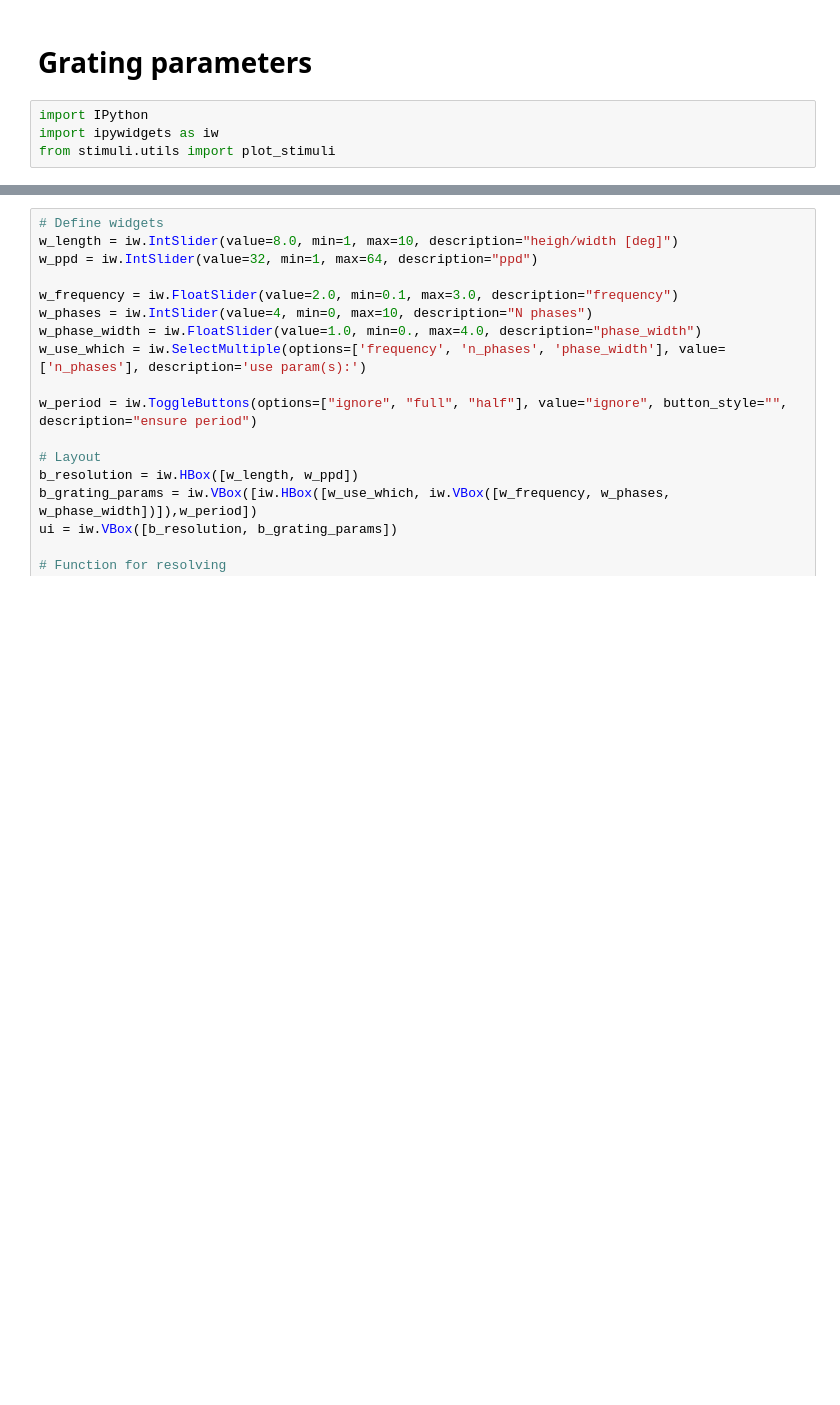
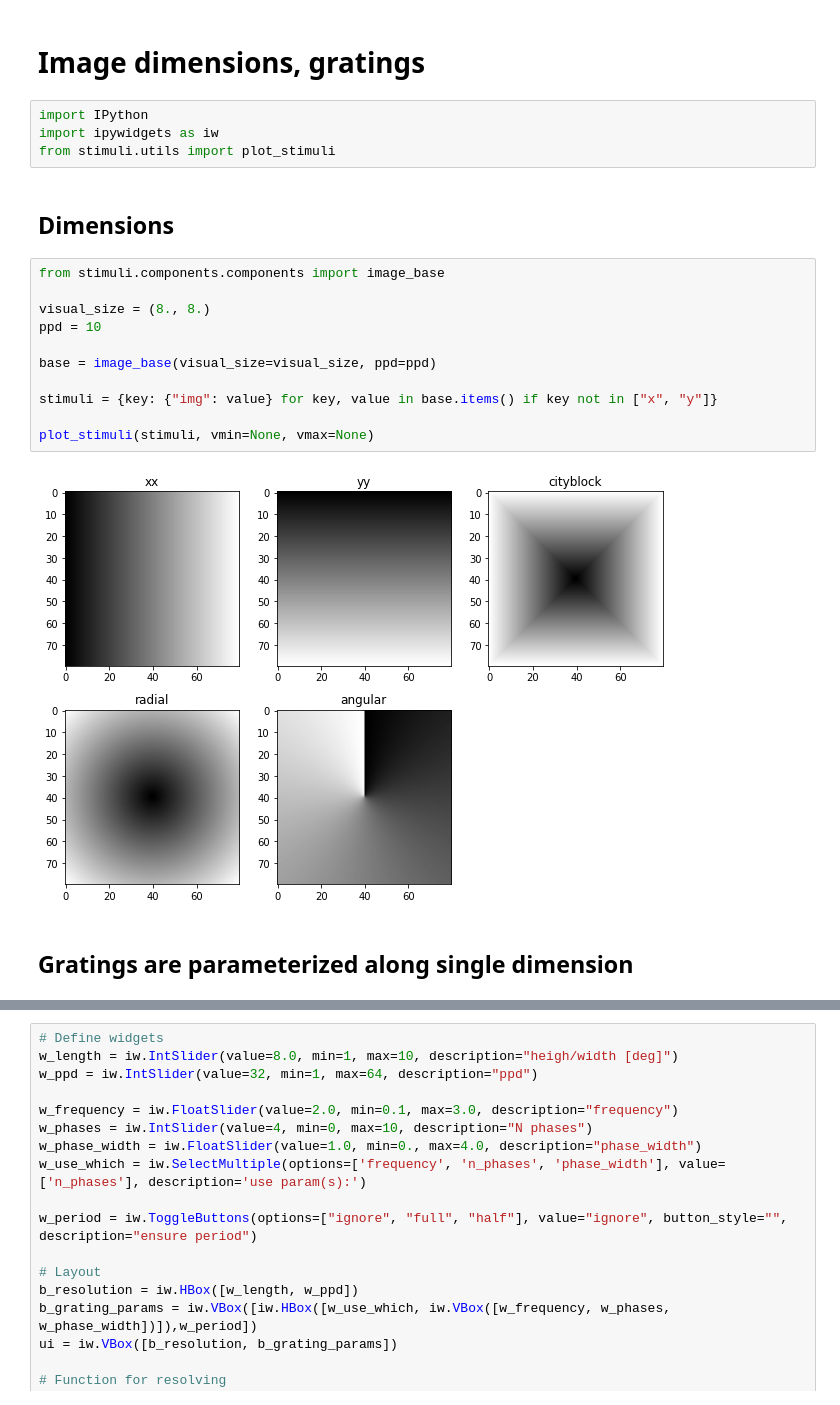
Before and after one commit to computational-psychology/stimupy, a Jupyter notebook: demo/illusions/grating_parameters.ipynb, the cells around one changed output, grey strips where cells are left out. Saved outputs shown, nothing was run; the diff lists cells and outputs as text; blank space fills up the shorter version.

Commit message:
Demo image_base / dimensions

```diff
--- a/demo/illusions/grating_parameters.ipynb
+++ b/demo/illusions/grating_parameters.ipynb
@@ -1,9 +1,26 @@
-# %% [markdown]
-# Grating parameters
+# %% [markdown]
+# Image dimensions, gratings
 # %%
 import IPython
 import ipywidgets as iw
 from stimuli.utils import plot_stimuli
+# %% [markdown]
+## Dimensions
+# %%
+from stimuli.components.components import image_base
+
+visual_size = (8., 8.)
+ppd = 10
+
+base = image_base(visual_size=visual_size, ppd=ppd)
+
+stimuli = {key: {"img": value} for key, value in base.items() if key not in ["x", "y"]}
+
+plot_stimuli(stimuli, vmin=None, vmax=None)
+# %% [output]
+[figure, added]
+# %% [markdown]
+## Gratings are parameterized along single dimension
 # %%
 from stimuli.components.components import resolve_grating_params
 help(resolve_grating_params)
```
Also changed, not shown: parts of 1 cell of this notebook.
